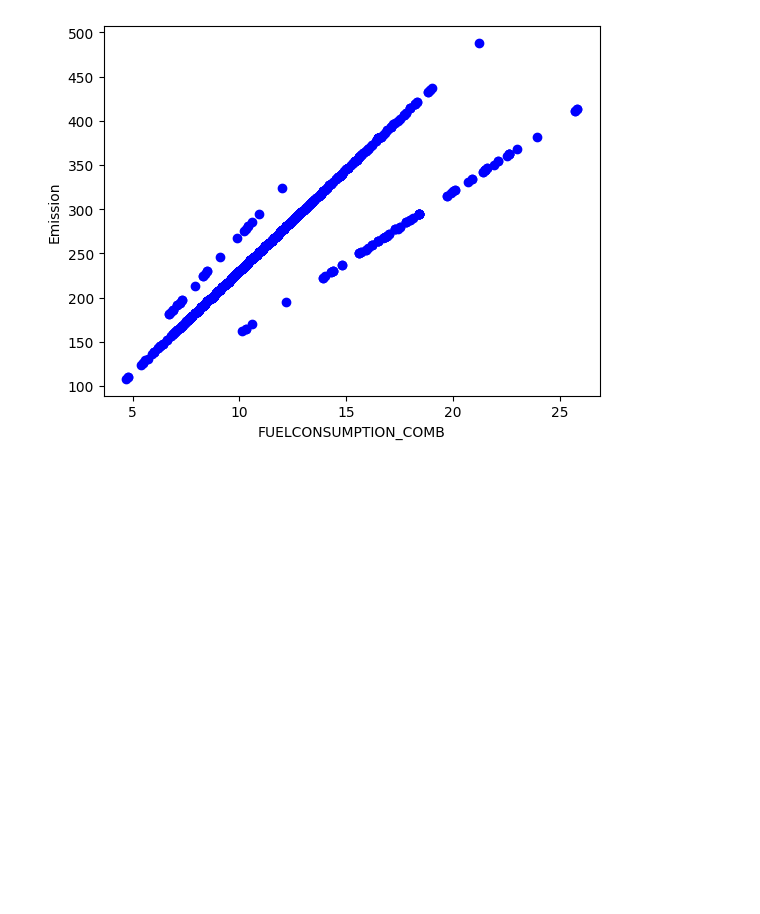
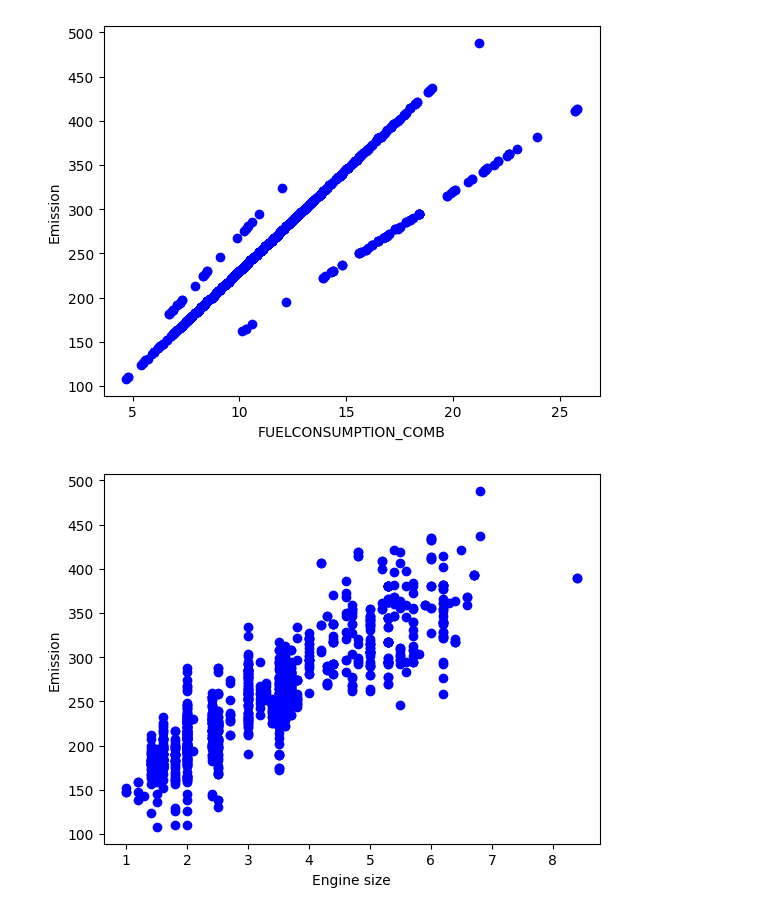
Before and after one commit to Mtaimoorakmal/dataScience, a Jupyter notebook: LinearRegression.ipynb, the cells around one changed output. Cells and saved outputs as stored; diff of their text form; code cells hidden in the pictures; blank space fills up the shorter version.

```diff
--- a/LinearRegression.ipynb
+++ b/LinearRegression.ipynb
@@ -76,3 +76,10 @@ plt.ylabel("Emission")
 plt.show()
 # %% [output]
 [figure]
+# %%
+plt.scatter(cdf.ENGINESIZE, cdf.CO2EMISSIONS,  color='blue')
+plt.xlabel("Engine size")
+plt.ylabel("Emission")
+plt.show()
+# %% [output]
+[figure, added]
```
Also changed, not shown: parts of 35 cells of this notebook.
